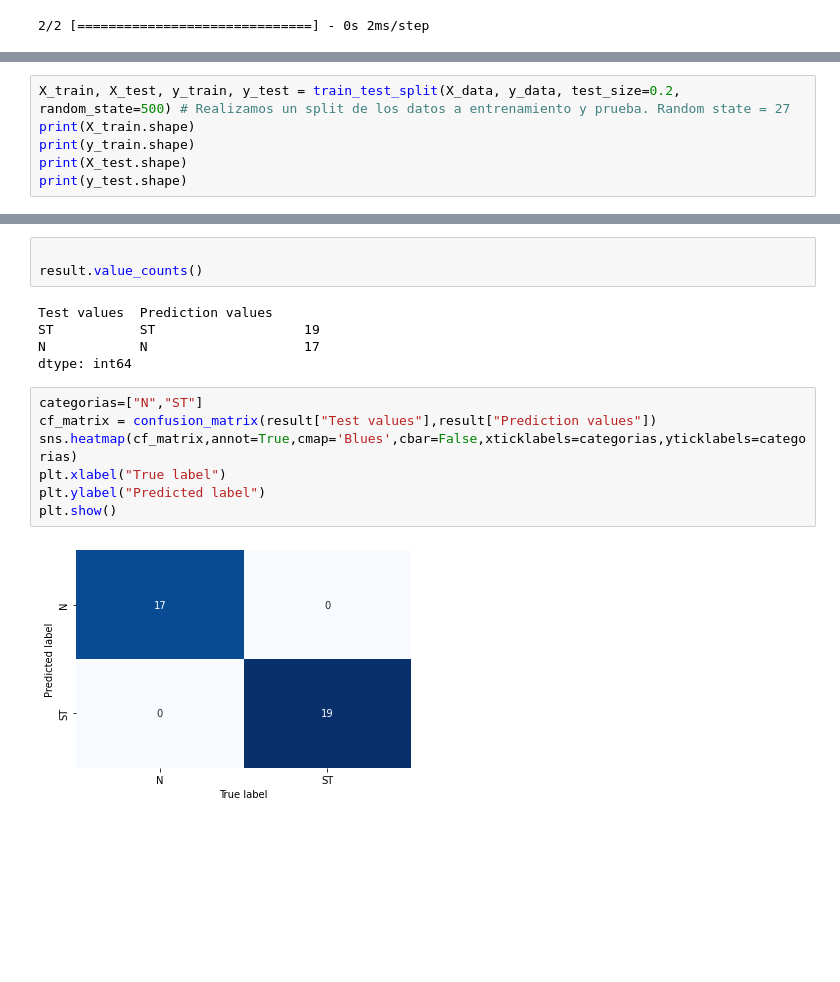
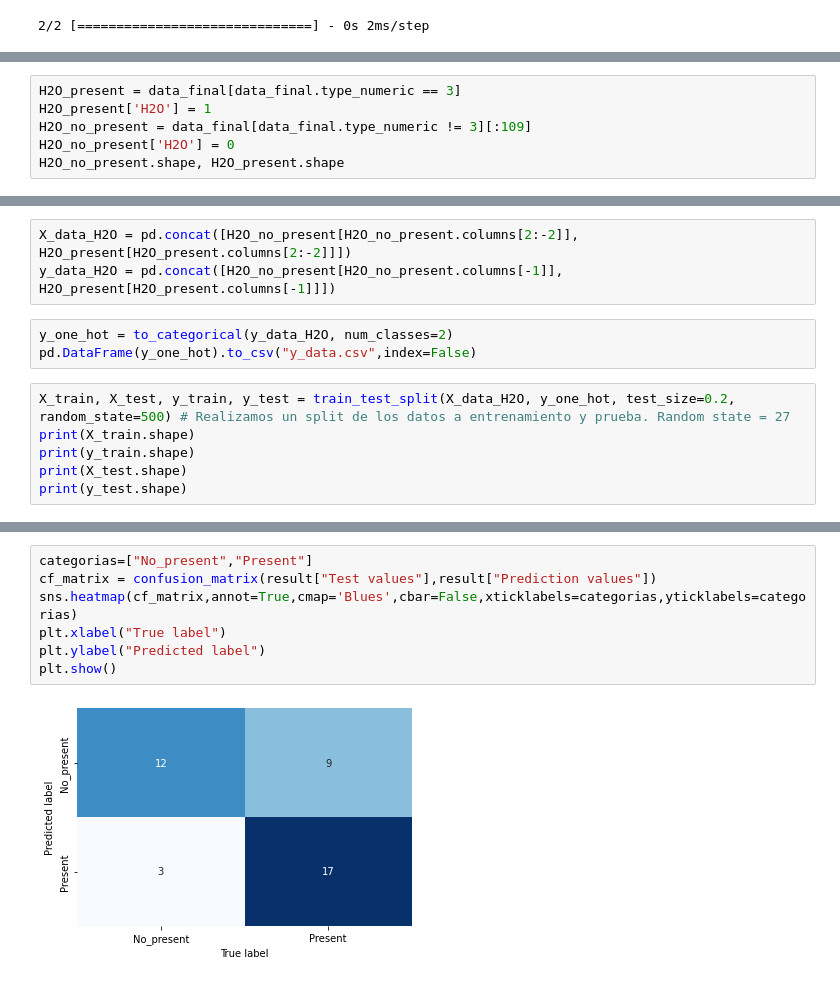
Before and after one commit to sergioduquem15/ExoSpectrum, a Jupyter notebook: ANN_implementation.ipynb, the cells around one changed output, grey strips where cells are left out. Cells and saved outputs as stored; diff of their text form; blank space fills up the shorter version.

```diff
--- a/ANN_implementation.ipynb
+++ b/ANN_implementation.ipynb
@@ -150,0 +187,6 @@ y_data = pd.read_csv("y_data.csv").to_numpy() # Se obtiene las categorias con va
+# %%
+H2O_present = data_final[data_final.type_numeric == 3]
+H2O_present['H2O'] = 1
+H2O_no_present = data_final[data_final.type_numeric != 3][:109]
+H2O_no_present['H2O'] = 0
+H2O_no_present.shape, H2O_present.shape
@@ -151,5 +195,11 @@ y_data = pd.read_csv("y_data.csv").to_numpy() # Se obtiene las categorias con va
+# %%
+X_data_H2O = pd.concat([H2O_no_present[H2O_no_present.columns[2:-2]], H2O_present[H2O_present.columns[2:-2]]])
+y_data_H2O = pd.concat([H2O_no_present[H2O_no_present.columns[-1]], H2O_present[H2O_present.columns[-1]]])
+# %%
+y_one_hot = to_categorical(y_data_H2O, num_classes=2)
+pd.DataFrame(y_one_hot).to_csv("y_data.csv",index=False)
 # %%
-X_train, X_test, y_train, y_test = train_test_split(X_data, y_data, test_size=0.2, random_state=500) # Realizamos un split de los datos a entrenamiento y prueba. Random state = 27
+X_train, X_test, y_train, y_test = train_test_split(X_data_H2O, y_one_hot, test_size=0.2, random_state=500) # Realizamos un split de los datos a entrenamiento y prueba. Random state = 27
 print(X_train.shape)
 print(y_train.shape)
 print(X_test.shape)
@@ -215,17 +246,9 @@ result
-# %%
-
-result.value_counts()
-# %% [output]
-Test values  Prediction values
-ST           ST                   19
-N            N                    17
-dtype: int64
 # %%
-categorias=["N","ST"]
+categorias=["No_present","Present"]
 cf_matrix = confusion_matrix(result["Test values"],result["Prediction values"])
 sns.heatmap(cf_matrix,annot=True,cmap='Blues',cbar=False,xticklabels=categorias,yticklabels=categorias)
 plt.xlabel("True label")
 plt.ylabel("Predicted label")
 plt.show()
 # %% [output]
-[figure, old version]
+[figure, new version]
```
Also changed, not shown: parts of 23 cells of this notebook, 1 other file.
